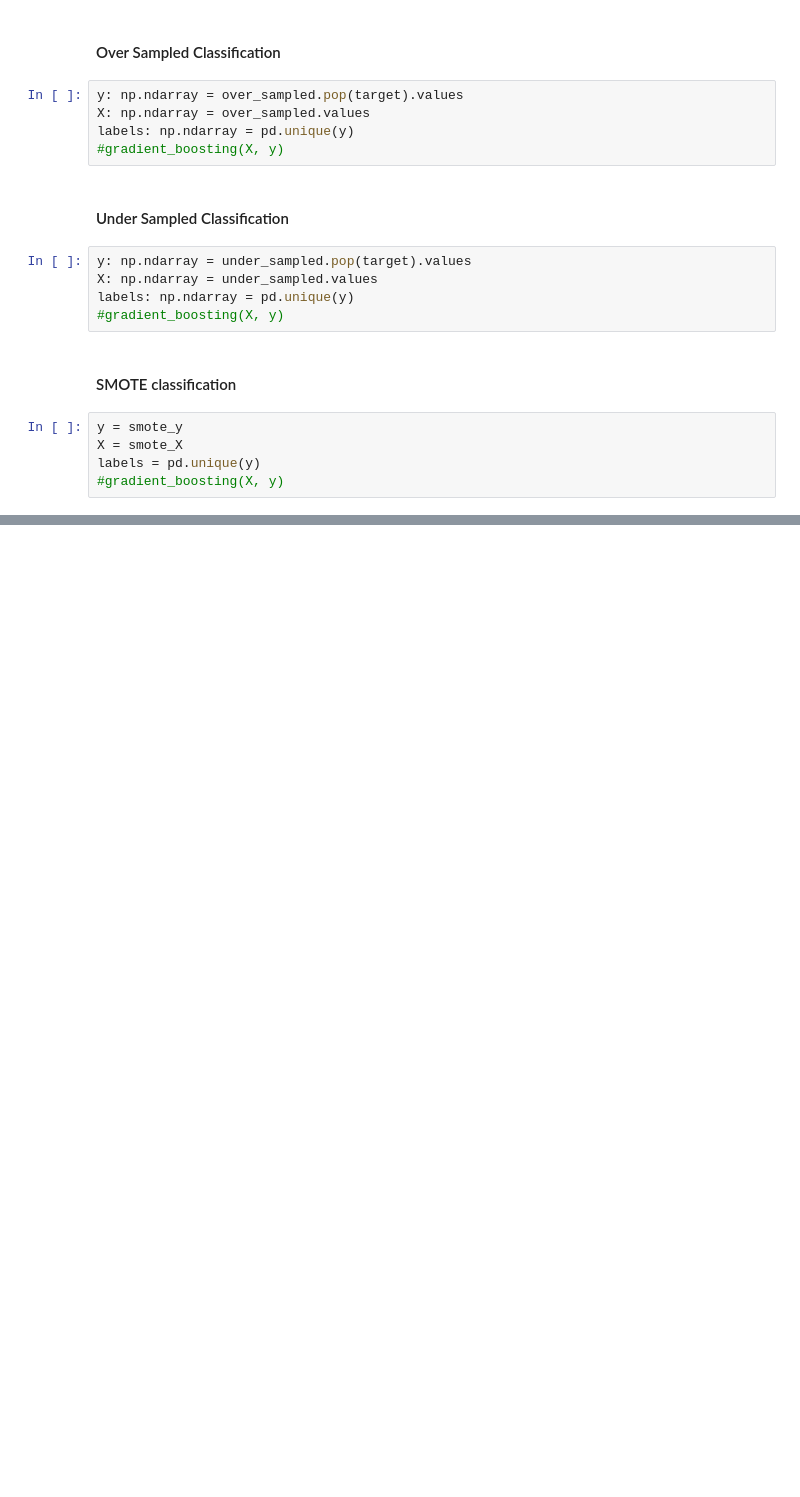
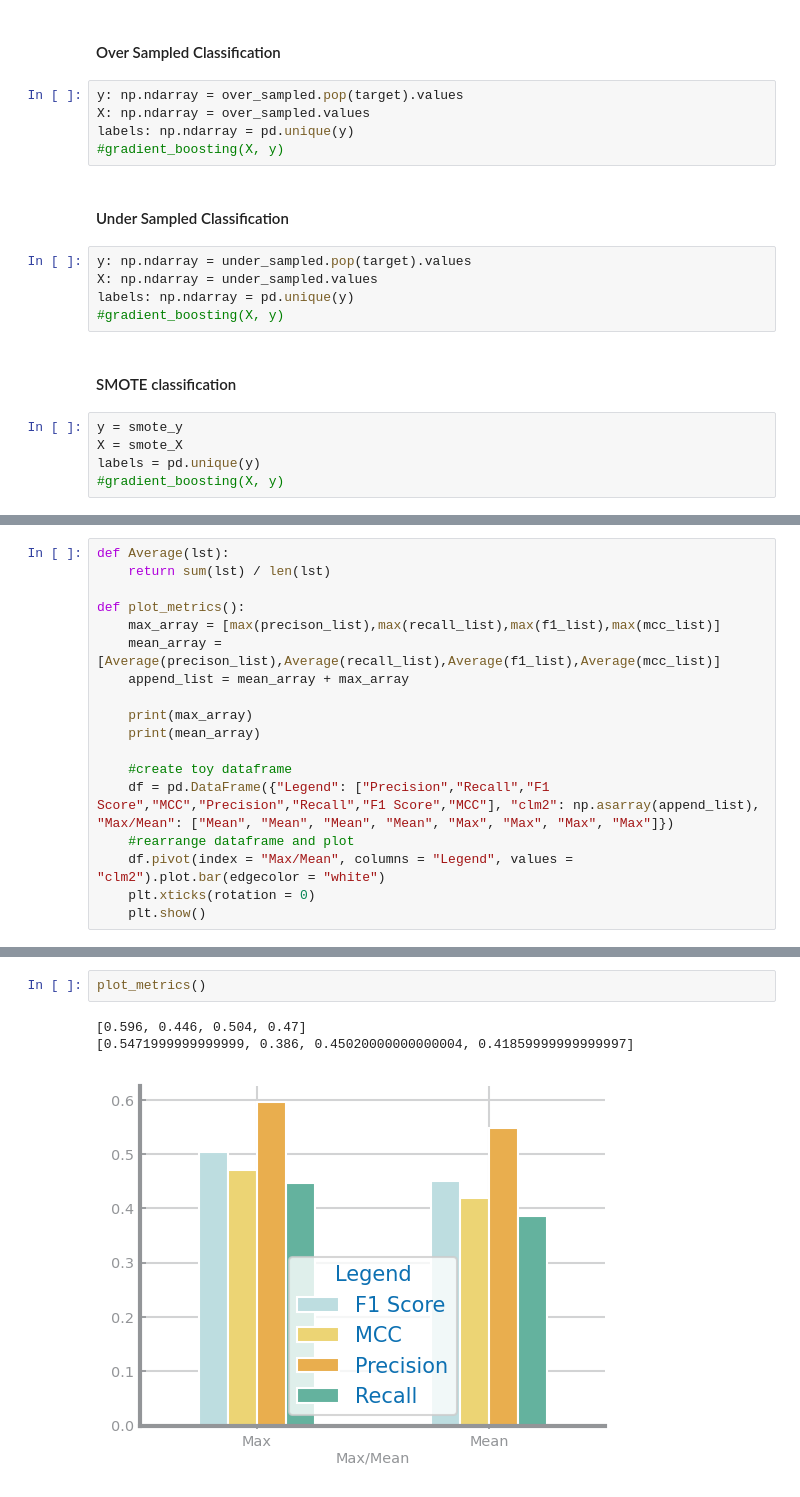
Before and after one commit to diogo-costa98/cdados, a Jupyter notebook: Lab6/Lab6_qsar_oral_toxicity.ipynb, the cells around one changed output, grey strips where cells are left out. Saved outputs shown, nothing was run; the diff lists cells and outputs as text; blank space fills up the shorter version.

```diff
--- a/Lab6/Lab6_qsar_oral_toxicity.ipynb
+++ b/Lab6/Lab6_qsar_oral_toxicity.ipynb
@@ -120,0 +211,18 @@ labels = pd.unique(y)
+# %%
+def Average(lst):
+    return sum(lst) / len(lst)
+
+def plot_metrics():
+    max_array = [max(precison_list),max(recall_list),max(f1_list),max(mcc_list)]
+    mean_array = [Average(precison_list),Average(recall_list),Average(f1_list),Average(mcc_list)]
+    append_list = mean_array + max_array
+
+    print(max_array)
+    print(mean_array)
+
+    #create toy dataframe
+    df = pd.DataFrame({"Legend": ["Precision","Recall","F1 Score","MCC","Precision","Recall","F1 Score","MCC"], "clm2": np.asarray(append_list), "Max/Mean": ["Mean", "Mean", "Mean", "Mean", "Max", "Max", "Max", "Max"]})
+    #rearrange dataframe and plot
+    df.pivot(index = "Max/Mean", columns = "Legend", values = "clm2").plot.bar(edgecolor = "white")
+    plt.xticks(rotation = 0)
+    plt.show()
@@ -120,0 +252,6 @@ labels = pd.unique(y)
+# %%
+plot_metrics()
+# %% [output]
+[0.596, 0.446, 0.504, 0.47]
+[0.5471999999999999, 0.386, 0.45020000000000004, 0.41859999999999997]
+[figure, added]
```
Also changed, not shown: parts of 25 cells of this notebook.
